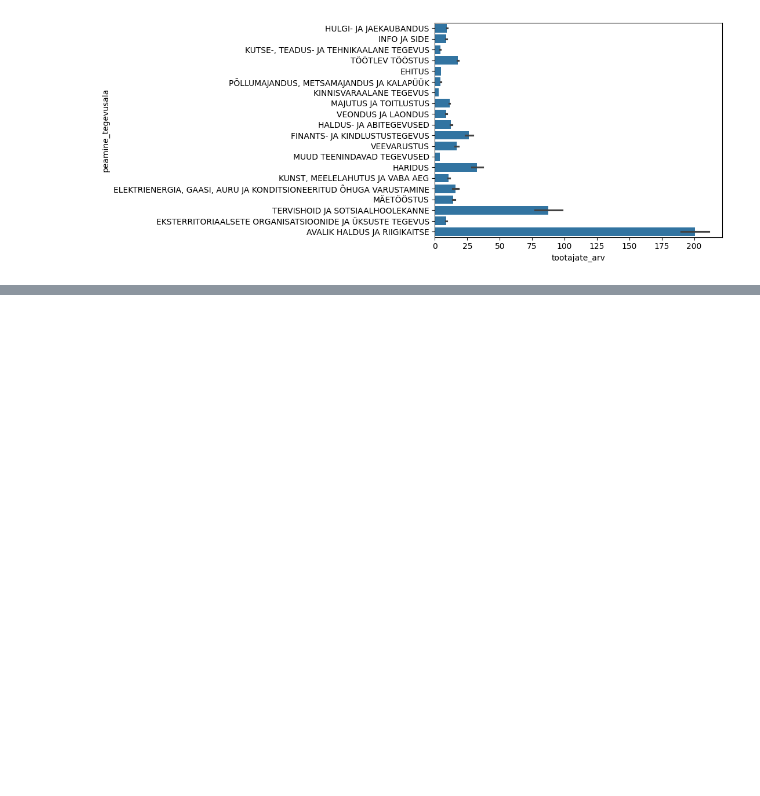
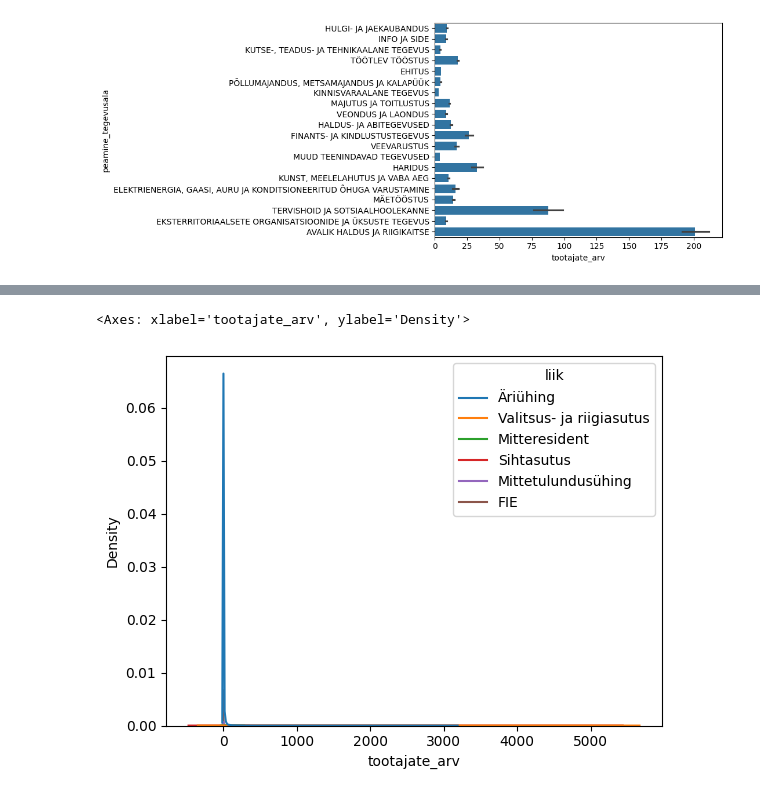
Before and after one commit to erinvainsalu/andmetarkus2026, a Jupyter notebook: Python/emta.ipynb, the cells around one changed output, grey strips where cells are left out. Cells and saved outputs as stored; diff of their text form; code cells hidden in the pictures; blank space fills up the shorter version.

```diff
--- a/Python/emta.ipynb
+++ b/Python/emta.ipynb
@@ -359,0 +409,5 @@ data.to_csv("emta_data.csv", index=False)
+# %%
+sns.kdeplot(avg_revenue, x="tootajate_arv", hue="liik")
+# %% [output]
+<Axes: xlabel='tootajate_arv', ylabel='Density'>
+[figure, added]
```
Also changed, not shown: parts of 13 cells of this notebook, 10 other files.
